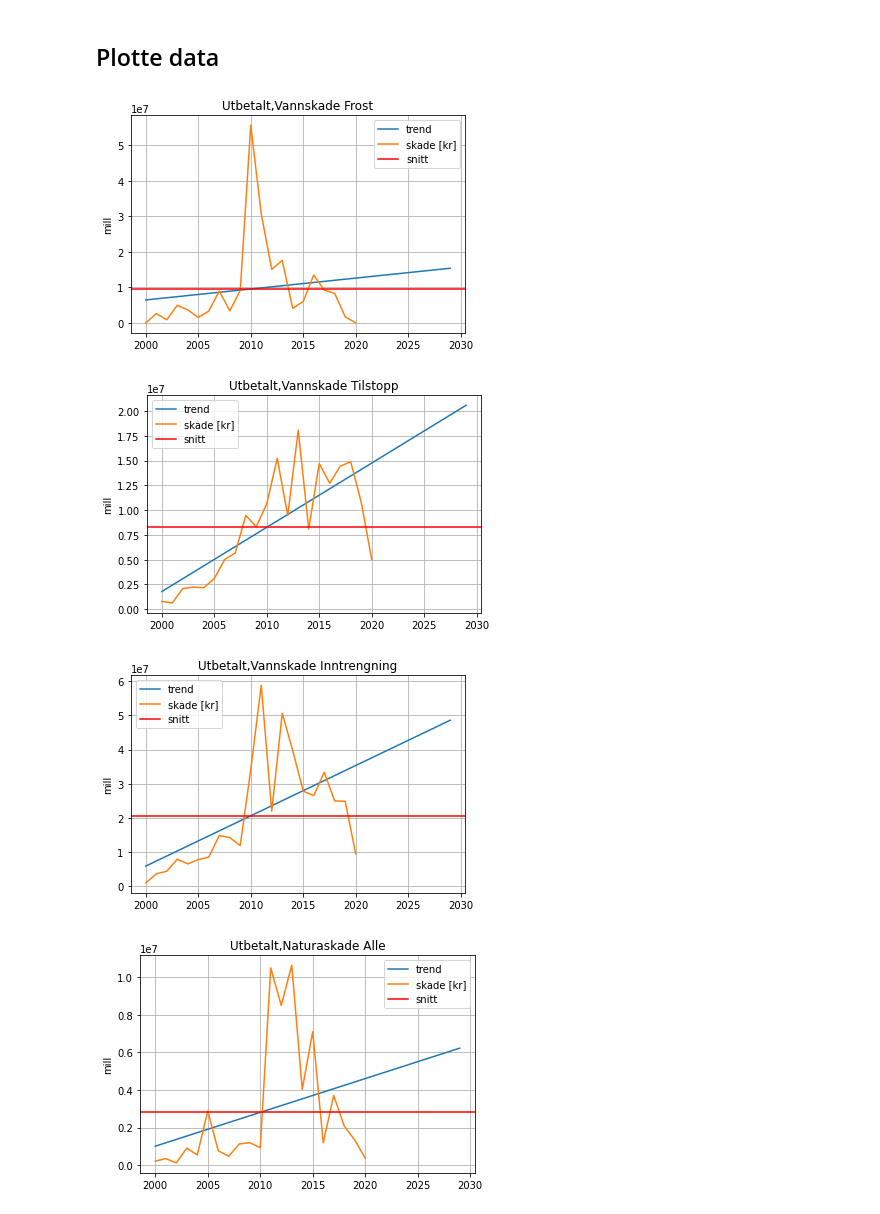
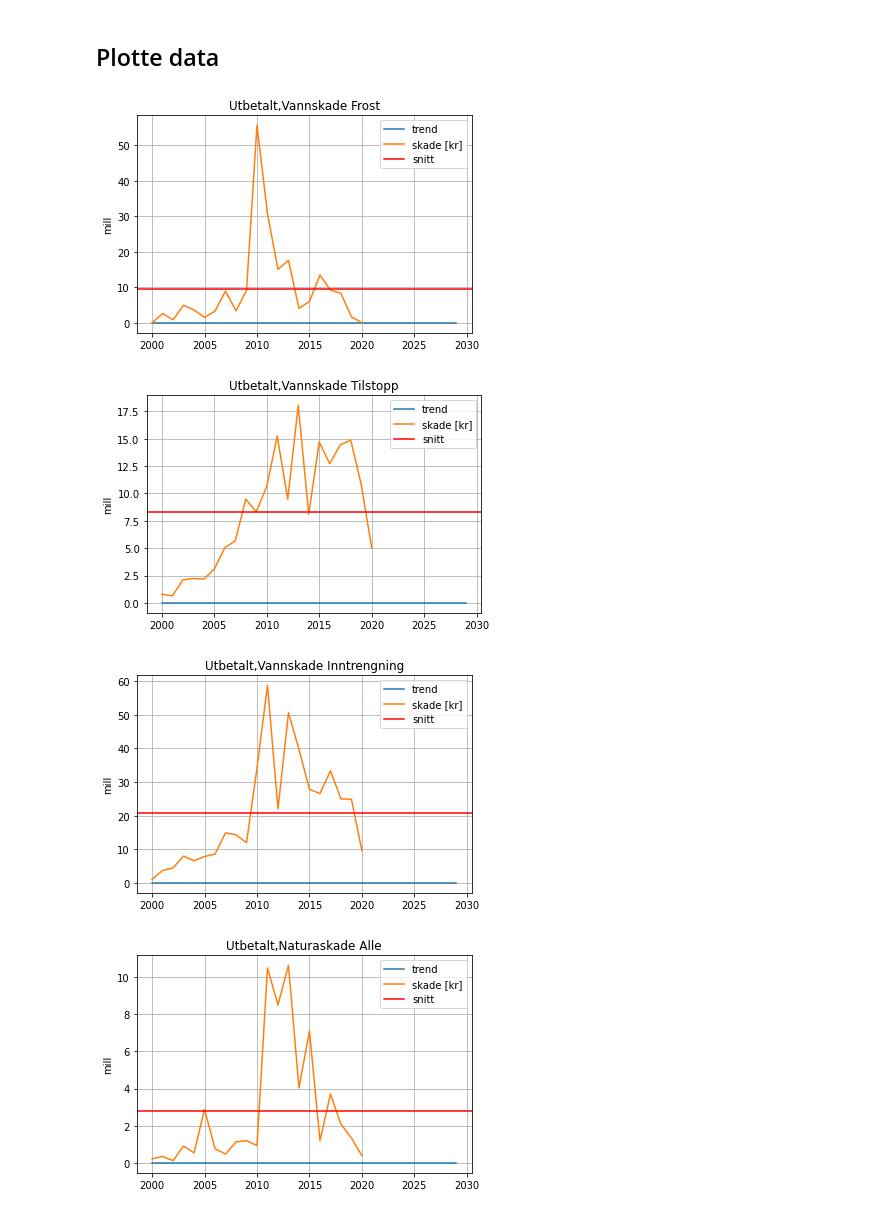
Before and after one commit to eirikngard/Eika, a Jupyter notebook: Vannskade.ipynb, the cells around one changed output. Saved outputs shown, nothing was run; the diff lists cells and outputs as text; code cells hidden in the pictures.

```diff
--- a/Vannskade.ipynb
+++ b/Vannskade.ipynb
@@ -47,10 +47,8 @@ tilstopp = pd.read_excel('vannskade_tilstopping.xlsx',header=None,skiprows=3,nam
 intre = pd.read_excel('vannskade_vanninntregning.xlsx',header=None,skiprows=3,names=navn)
 nat = pd.read_excel('naturskade_ikke_pool.xlsx',header=None,skiprows=3,names=navn)
 
-data_frost = []
-data_til = []
-data_inn = []
-data_nat = []
+data_frost = [], data_til = [], data_inn = [], data_nat = []
+
 for i in år[:-9]:
   frost1 = frost.loc[frost['år']==i,'skade'].sum()
   tilstopp1 = tilstopp.loc[tilstopp['år']==i,'skade'].sum()
@@ -60,34 +58,41 @@ for i in år[:-9]:
   data_til.append(tilstopp1)
   data_inn.append(intre1)
   data_nat.append(nat1)
+#løse problem med aksenavn, multipliser alle verdier med faktor
+new_frost = [i*(10**(-6)) for i in data_frost]
+new_til = [i*(10**(-6)) for i in data_til]
+new_inn = [i*(10**(-6)) for i in data_inn]
+new_nat = [i*(10**(-6)) for i in data_nat]
 # %% [markdown]
 ## Plotte data
 # %%
 data_alle = np.array([data_frost,data_til,data_inn,data_nat])#.astype(np.float)
+data_new = np.array([new_frost,new_til,new_inn,new_nat])
 tit = np.array(['Vannskade Frost','Vannskade Tilstopp','Vannskade Inntrengning',
                 'Naturaskade Alle'])
 from matplotlib.ticker import ScalarFormatter
 grid = np.array([0,1,2,3])
 fig, ax = plt.subplots()#, figsize=(10,10))
 bins = np.linspace(0,50,10)
-for i,j in zip(data_alle,tit):
+for i,j in zip(data_new,tit):
 
   snitt = np.mean(i)
   a,b = linreg(range(len(i)),i)  #//x=skade
   extrapolatedtrendline=[a*index + b for index in range(len(år))]
-  plt.plot(år,extrapolatedtrendline,label="trend")
+  new_trend = [k*(10**(-6)) for k in extrapolatedtrendline]
+  plt.plot(år,new_trend,label="trend")
   plt.plot(år[:-9],i,label="skade [kr]")
   plt.axhline(y=snitt,color='r',label='snitt')
   plt.title("Utbetalt,"+str(j))#str(i))
   plt.ylabel("mill")
-  #ax.ticklabel_format(useOffset=False)
-  #plt.axis([2000,2030,0,50])
-  #plt.set_major_formatter(ScalarFormatter())
   plt.grid(),plt.legend()
 
   plt.show()
+#from google.colab import files
+#plt.savefig("abc.png")
+#files.download("abc.png")
 # %% [output]
-[figure, old version]
+[figure, new version]
-[figure, old version]
+[figure, new version]
-[figure, old version]
+[figure, new version]
-[figure, old version]
+[figure, new version]
```
Also changed, not shown: parts of 3 cells of this notebook.
